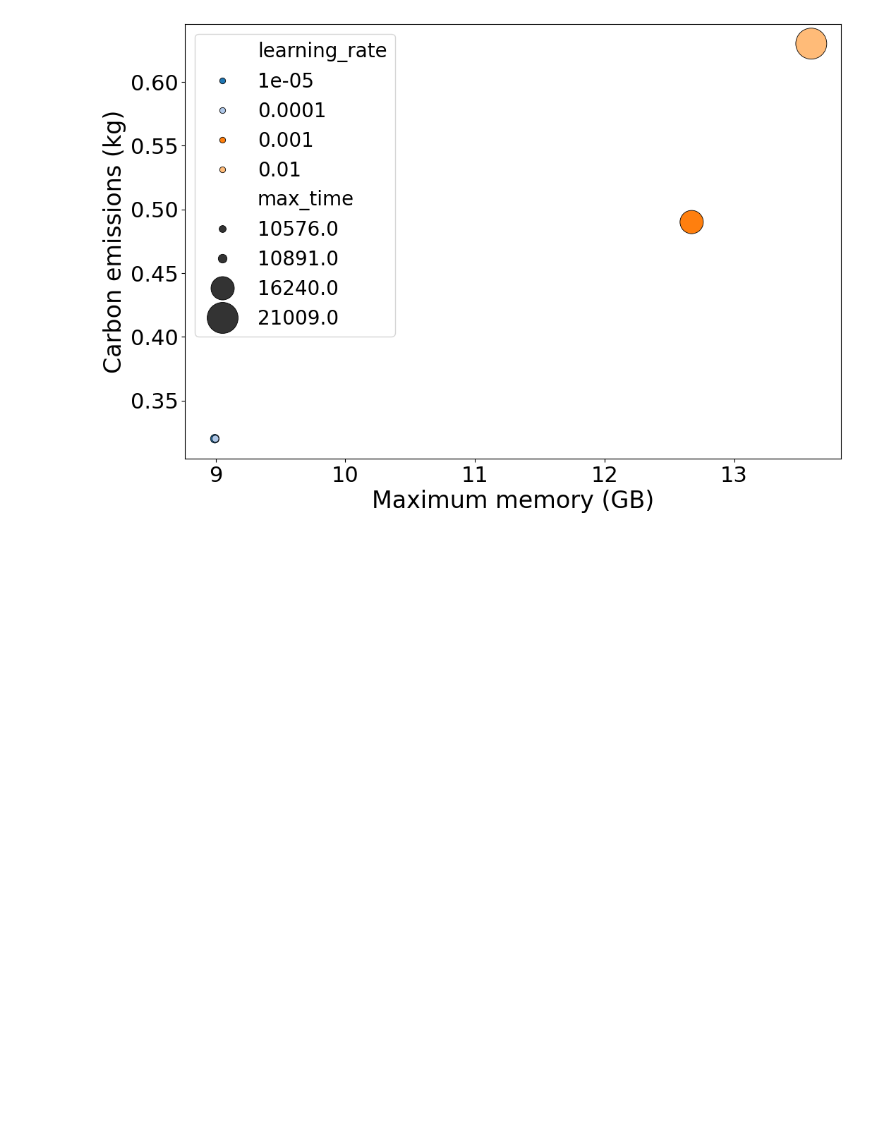
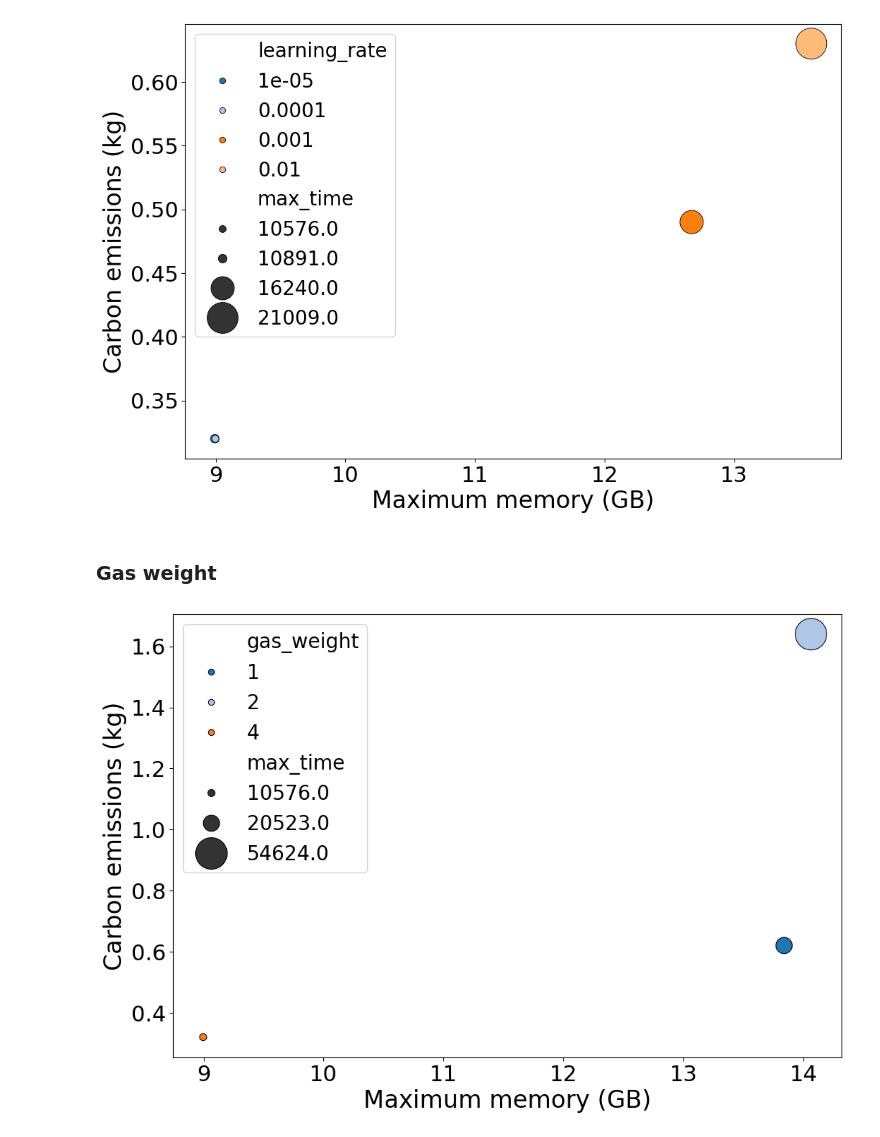
Before and after one commit to albert-queralto/car_racing_rl, a Jupyter notebook: notebooks/resources.ipynb, the cells around one changed output. Cells and saved outputs as stored; diff of their text form; code cells hidden in the pictures; blank space fills up the shorter version.

```diff
--- a/notebooks/resources.ipynb
+++ b/notebooks/resources.ipynb
@@ -96,3 +156,24 @@ plt.legend(fontsize=20, loc='upper left')
 plt.show()
 # %% [output]
 [figure]
+# %% [markdown]
+### Gas weight
+# %%
+carbon_emissions = [0.62, 1.64, 0.32]
+# %%
+df = pd.DataFrame({'gas_weight': gas_weights, 'max_memory': max_values_gw, 'max_time': max_time_gw, 'carbon_emissions': carbon_emissions})
+# %%
+plt.figure(figsize=(12, 8))
+# sns.barplot(data=df, x='learning_rate', y='carbon_emissions', palette='viridis')
+sns.scatterplot(data=df, x='max_memory', y='carbon_emissions',
+                hue='gas_weight', size='max_time',
+                sizes=(50, 1000), palette='tab20', edgecolor='black')
+
+plt.xlabel('Maximum memory (GB)', fontsize=24)
+plt.ylabel('Carbon emissions (kg)', fontsize=24)
+plt.xticks(fontsize=22)
+plt.yticks(fontsize=22)
+plt.legend(fontsize=20, loc='upper left')
+plt.show()
+# %% [output]
+[figure, added]
```
Also changed, not shown: parts of 13 cells of this notebook, 1 other file.
